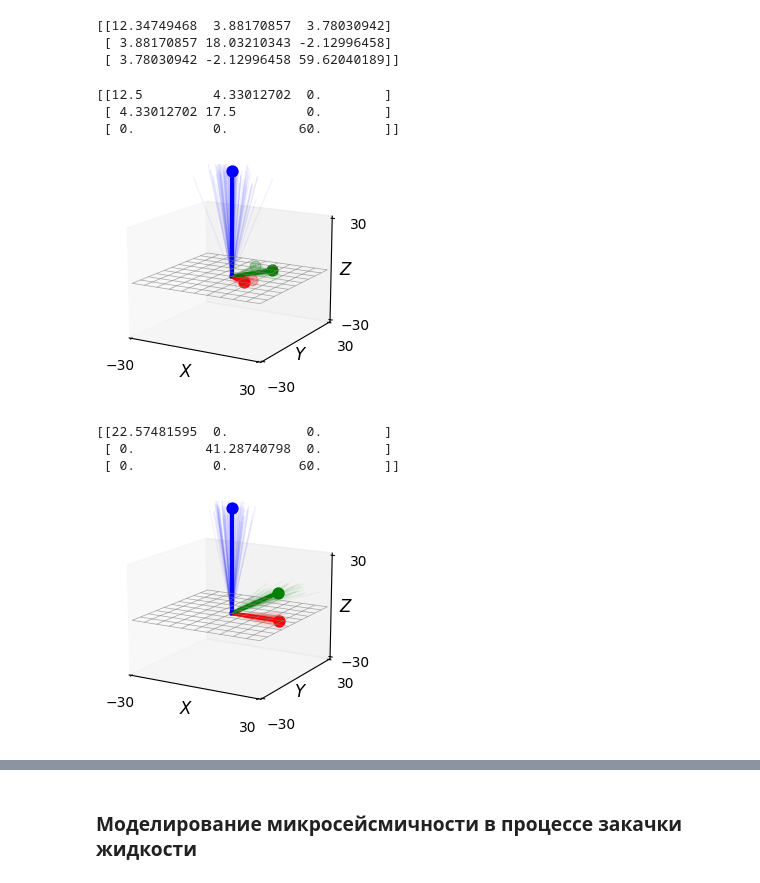
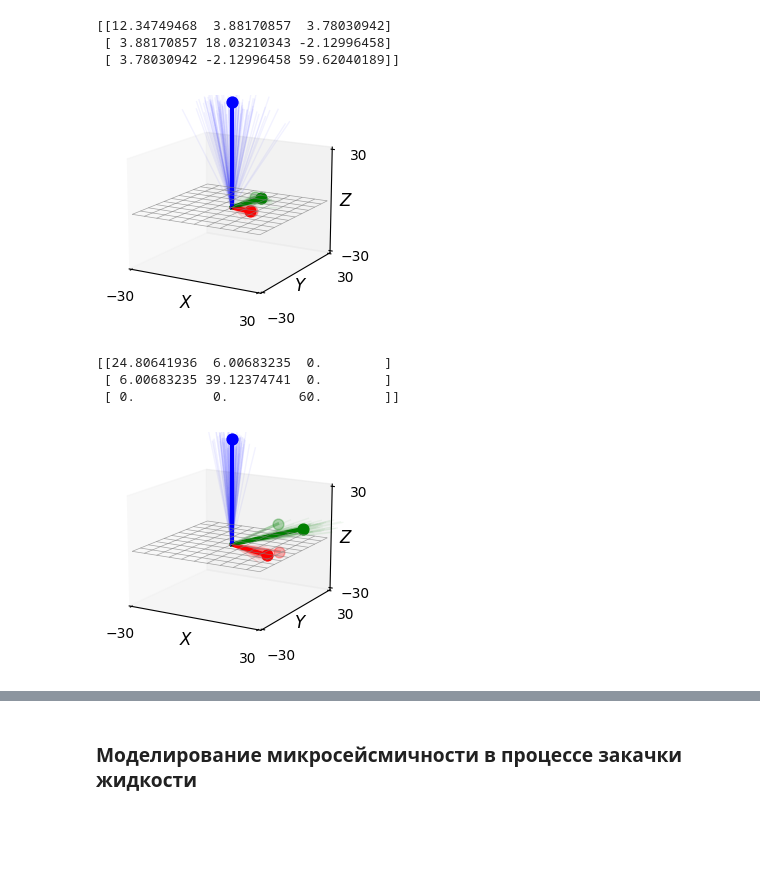
Before and after one commit to mexalon/mm2, a Jupyter notebook: pore_press_to_events.ipynb, the cells around one changed output, grey strips where cells are left out. Cells and saved outputs as stored; diff of their text form; code cells hidden in the pictures; blank space fills up the shorter version.

```diff
--- a/pore_press_to_events.ipynb
+++ b/pore_press_to_events.ipynb
@@ -32,7 +32,7 @@ from methods.stress_plotting import plot_stress_tensor_with_rotated_ensemble
 
 # Создание ансамбля случайных тензоров для того, чтобы анализировать их всех сразу
 # Просто ансамбль из N тензоров с нормальными распределениями всех или некоторых величин
-tensor = RandomStressTensor([10, 20, 60], trend=30, plunge=0, rake=0)
+tensor = RandomStressTensor([10, 20, 60], trend=10, plunge=0, rake=0)
 ensemble_tensors, stresses, trends, plunges, rakes = tensor.generate_ensemble(
     N=200,
     stress_std_frac=0.05,
@@ -53,10 +53,7 @@ plot_stress_tensor_with_rotated_ensemble(
 # после генерации параметры ансамбля доступны в виде атрибутов обьекта tensor:
 stresses = tensor.ensemble_principal_stresses # например значения главных компонент
 # %% [output]
-[[12.5         4.33012702  0.        ]
- [ 4.33012702 17.5         0.        ]
- [ 0.          0.         60.        ]]
-[figure, old version]
+[figure, new version]
 # %%
 from methods.stress_classes import FrictionalStressTensor
 from methods.stress_plotting import plot_stress_tensor_with_rotated_ensemble
@@ -71,35 +68,35 @@ from methods.stress_plotting import plot_stress_tensor_with_rotated_ensemble
 # Промежуточное главное напряжение берётся как σ2=σ3+ρ (σ1-σ3 ),  0≤ρ≤1,
 # где параметр ρ задаёт относительное положение σ2 между σ1 и σ3.
 # Вектор главных напряжений [σ1, σ2, σ3] размещается вдоль осей x,y,z согласно порядку кодов строки mode,
 # а затем поворачивается в глобальную систему «восток – север – вверх» триадой углов Эйлера
 
-tensor = FrictionalStressTensor(s1=60, mode='zyx', ratio=0.5, pore_pressure=5, mu=0.6, cohesion=0.05, trend=0, plunge=0, rake=0)
+tensor = FrictionalStressTensor(s1=60, mode='zyx', ratio=0.5, pore_pressure=5, mu=0.6, cohesion=0.01, trend=20, plunge=0, rake=0)
 
 # при создании ансамбля тензоров случайным образом варьируется σ1, остальное получается по алгоритму, описанному выше
 ensemble_tensors, stresses, trends, plunges, rakes = tensor.generate_ensemble(
     N=200,
     stress_std_frac=0.05,
     angle_std_deg=5,
     random_s2 = True, # будем делать промежуточное главное напряжение случайным между максимальным и минимальным
 )
 
 print(tensor) # материнский тензор
 
 # отрисовка ансамбля тензоров
 plot_stress_tensor_with_rotated_ensemble(
     tensor,
     ensemble_stresses=stresses,
     ensemble_trends=trends,
     ensemble_plunges=plunges,
     ensemble_rakes=rakes,
     max_ensemble_to_plot=100
 )
 
 # после генерации параметры ансамбля доступны в виде атрибутов обьекта tensor:
 stresses = tensor.ensemble_principal_stresses # например значения главных компонент
 # %% [output]
-[[22.57481595  0.          0.        ]
- [ 0.         41.28740798  0.        ]
+[[24.80641936  6.00683235  0.        ]
+ [ 6.00683235 39.12374741  0.        ]
  [ 0.          0.         60.        ]]
-[figure, old version]
+[figure, new version]
 # %%
```
Also changed, not shown: parts of 8 cells of this notebook, 4 other files.
